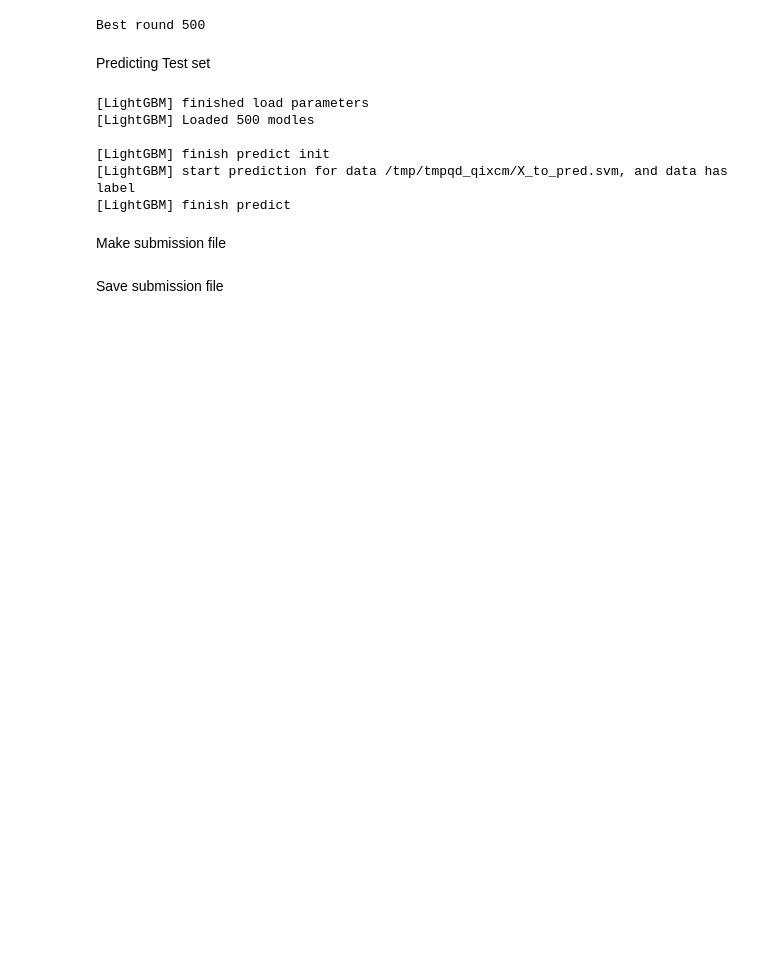
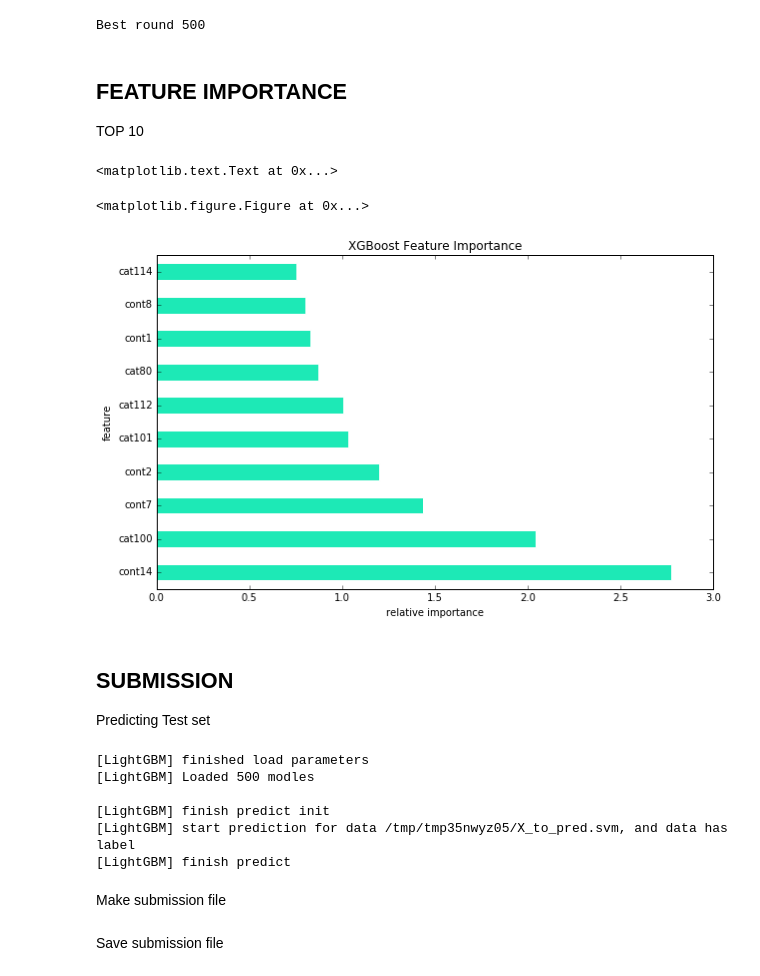
Before and after one commit to ArdalanM/pyLightGBM, a Jupyter notebook: notebooks/regression_example_kaggle_allstate.ipynb, the cells around one changed output. Saved outputs shown, nothing was run; the diff lists cells and outputs as text; code cells hidden in the pictures; blank space fills up the shorter version.

Commit message:
Adding feature importance plot to notebook

```diff
--- a/notebooks/regression_example_kaggle_allstate.ipynb
+++ b/notebooks/regression_example_kaggle_allstate.ipynb
@@ -51,6 +56,7 @@ Merged data shape (313864, 132)
 Droping not useful columns
 # %%
 df.drop(labels=['loss', 'id'], axis=1, inplace=True)
+feature_list = df.columns.tolist()
 # %% [markdown]
 Transfrom categorical features `cat` from 1 to 116
 # %%
@@ -97,7 +103,7 @@ List of parameters and their explanation you can find here https://github.com/Mi
 seed = 42
 
 gbmr = GBMRegressor(
-    exec_path='/data/to/LighGBM/lightgbm', # change this to your LighGBM path
+    exec_path='/data/evgeny.bazarov/LightGBM/lightgbm', # change this to your LighGBM path
     config='',
     application='regression',
     num_iterations=500,
@@ -117,6 +123,6 @@ gbmr = GBMRegressor(
 )
 
 gbmr.fit(X_train, y_train, test_data=[(X_valid, y_valid)])
-print("Mean Square Error: ", metrics.mean_absolute_error(y_true=(np.exp(y_valid)-1), y_pred=(np.exp(gbmr.predict(X_valid))-1)))
+print("Mean Square Error:", metrics.mean_absolute_error(y_true=(np.exp(y_valid)-1), y_pred=(np.exp(gbmr.predict(X_valid))-1)))
 # %% [output]
 [LightGBM] finished load parameters
@@ -140,7 +146,38 @@ Mean Square Error:  1147.47495097
 print('Best round', gbmr.best_round)
 # %% [output]
 Best round 500
+# %% [markdown]
+FEATURE IMPORTANCE
+-------
+TOP 10
+# %%
+feature_dict = dict(zip(range(len(feature_list)), feature_list))
+df_fi = pd.DataFrame(gbmr.feature_importance(), columns=['feature', 'importance'])
+df_fi = df_fi.replace({"feature": feature_dict})
+
+del feature_dict, feature_list
+
+top = 10
+
+plt.figure()
+df_fi.head(top).plot(kind='barh',
+                     x='feature',
+                     y='importance',
+                     sort_columns=False,
+                     legend=False,
+                     figsize=(10, 6),
+                     facecolor='#1DE9B6',
+                     edgecolor='white')
+
+plt.title('XGBoost Feature Importance')
+plt.xlabel('relative importance')
+# %% [output]
+<matplotlib.text.Text at 0x...>
+<matplotlib.figure.Figure at 0x...>
+[figure, added]
 # %% [markdown]
+SUBMISSION
+-------
 Predicting Test set
 # %%
 y_test_preds = gbmr.predict(X_test)
@@ -150,7 +187,7 @@ y_test_preds=(np.exp(y_test_preds)-1)
 [LightGBM] Loaded 500 modles
 
 [LightGBM] finish predict init
-[LightGBM] start prediction for data /tmp/tmpqd_qixcm/X_to_pred.svm, and data has label
+[LightGBM] start prediction for data /tmp/tmp35nwyz05/X_to_pred.svm, and data has label
 [LightGBM] finish predict
 # %% [markdown]
 Make submission file
```
Also changed, not shown: parts of 6 cells of this notebook.
